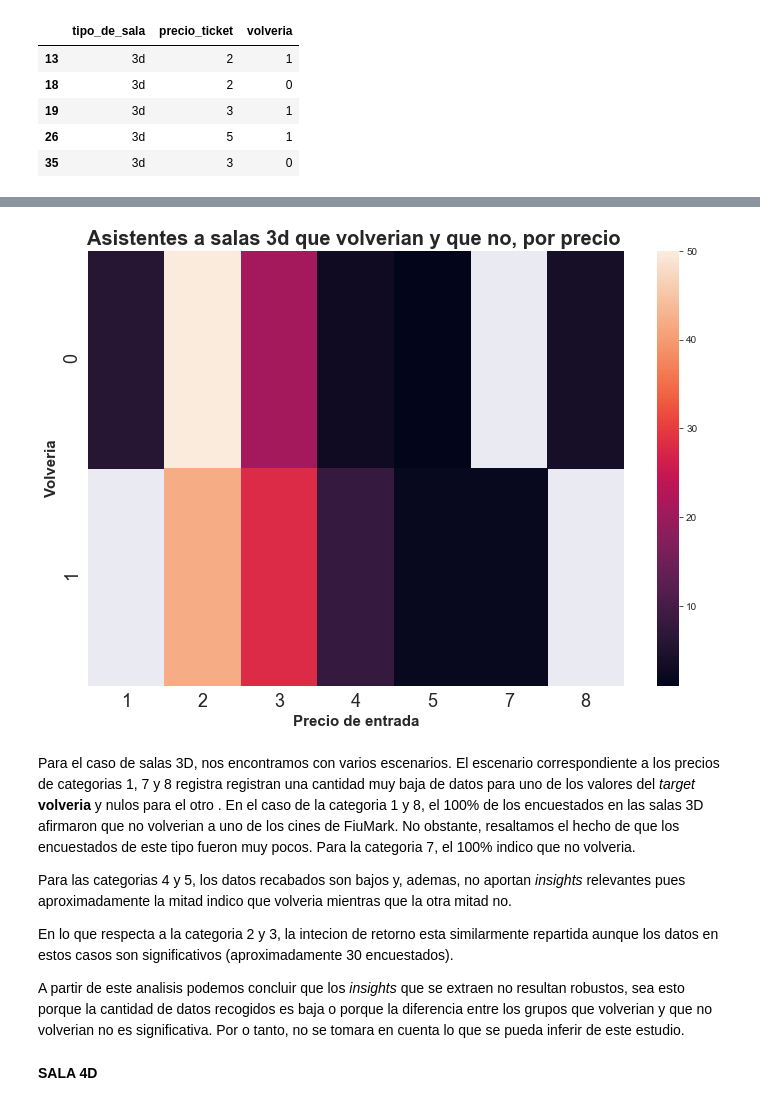
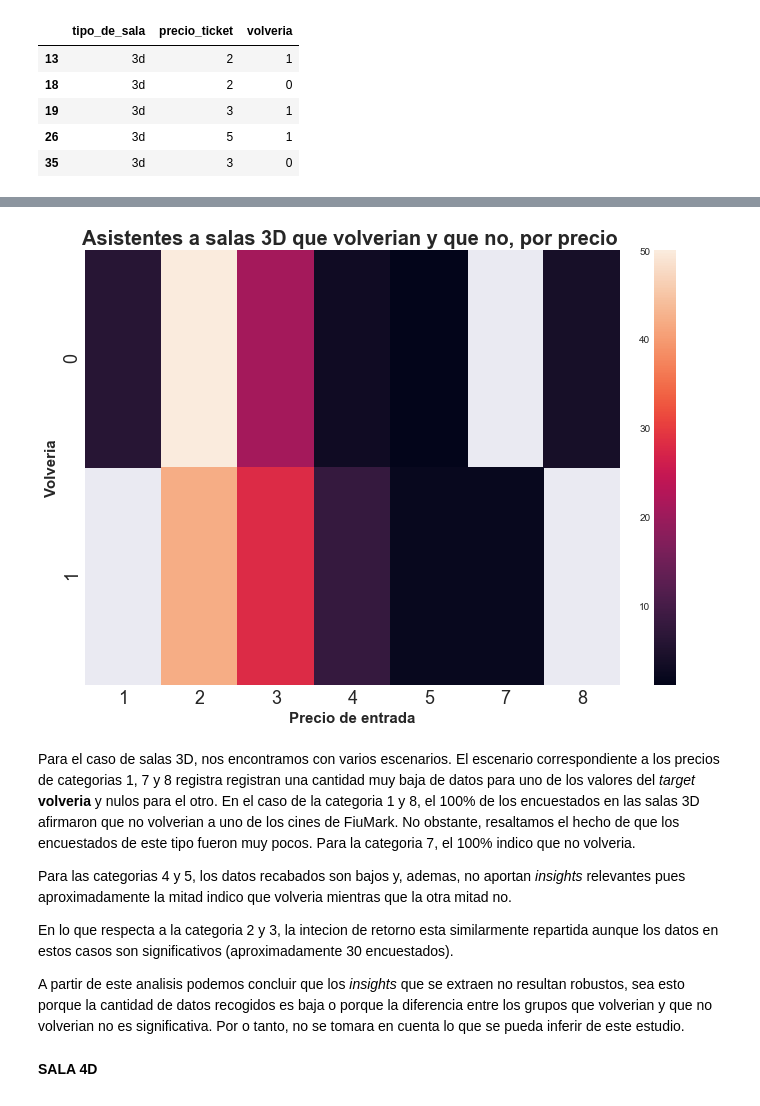
Before and after one commit to lionelguglielmone/OrgaDeCompusTP, a Jupyter notebook: tp1_main.ipynb, the cells around one changed output, grey strips where cells are left out. Saved outputs shown, nothing was run; the diff lists cells and outputs as text; code cells hidden in the pictures.

```diff
--- a/tp1_main.ipynb
+++ b/tp1_main.ipynb
@@ -1206,18 +1206,18 @@ See the caveats in the documentation: https://pandas.pydata.org/pandas-docs/stab
 # %%
 parametros_3D = df_sala_3d_vs_precio_ticket.pivot("volveria", "precio_ticket", "total_sala_3d")
 plt.figure(figsize = (12,8))
 ax = sns.heatmap(parametros_3D)#,cmap="Blues")
 plt.tick_params(labelsize=18)
 
 sns.despine(left = True, bottom = True)
 plt.xlabel ('Precio de entrada', fontweight = 'semibold', fontsize = 15)
 plt.ylabel ('Volveria', fontweight = 'semibold', fontsize = 15)
-plt.title ('Asistentes a salas 3d que volverian y que no, por precio ', fontweight = 'semibold', fontsize = 20)
+plt.title ('Asistentes a salas 3D que volverian y que no, por precio ', fontweight = 'semibold', fontsize = 20)
 plt.show()
 # %% [output]
-[figure, old version]
+[figure, new version]
 # %% [markdown]
-Para el caso de salas 3D, nos encontramos con varios escenarios. El escenario correspondiente a los precios de categorias 1, 7 y 8 registra registran una cantidad muy baja de datos para uno de los valores del *target* **volveria** y nulos para el otro . En el caso de la categoria 1 y 8, el 100% de los encuestados en las salas 3D afirmaron que no volverian a uno de los cines de FiuMark. No obstante, resaltamos el hecho de que los encuestados de este tipo fueron muy pocos. Para la categoria 7, el 100% indico que no volveria.
+Para el caso de salas 3D, nos encontramos con varios escenarios. El escenario correspondiente a los precios de categorias 1, 7 y 8 registra registran una cantidad muy baja de datos para uno de los valores del *target* **volveria** y nulos para el otro. En el caso de la categoria 1 y 8, el 100% de los encuestados en las salas 3D afirmaron que no volverian a uno de los cines de FiuMark. No obstante, resaltamos el hecho de que los encuestados de este tipo fueron muy pocos. Para la categoria 7, el 100% indico que no volveria.
 
 Para las categorias 4 y 5, los datos recabados son bajos y, ademas, no aportan *insights* relevantes pues aproximadamente la mitad indico que volveria mientras que la otra mitad no.
 
```
Also changed, not shown: parts of 41 cells of this notebook.
